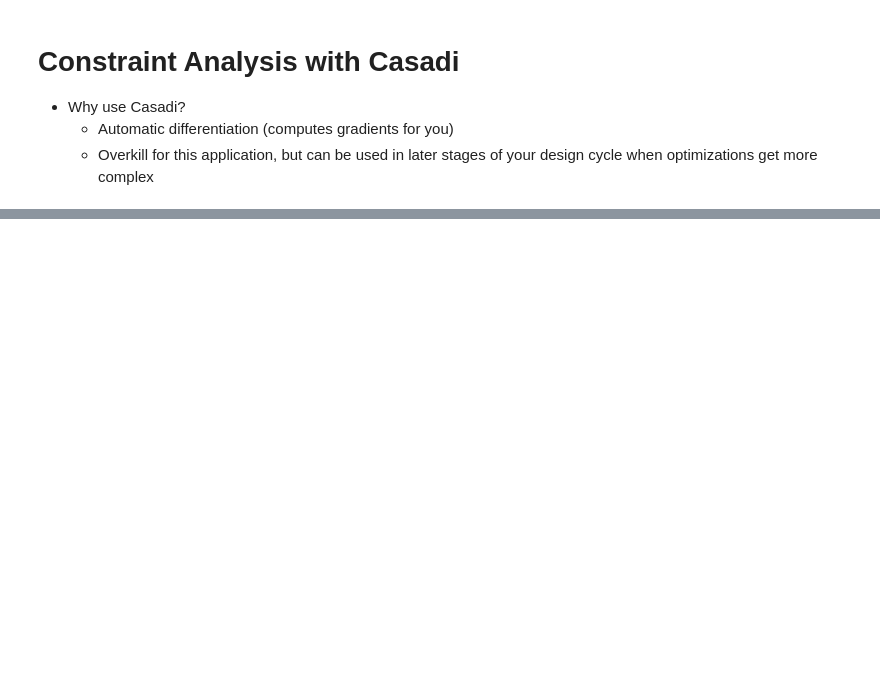
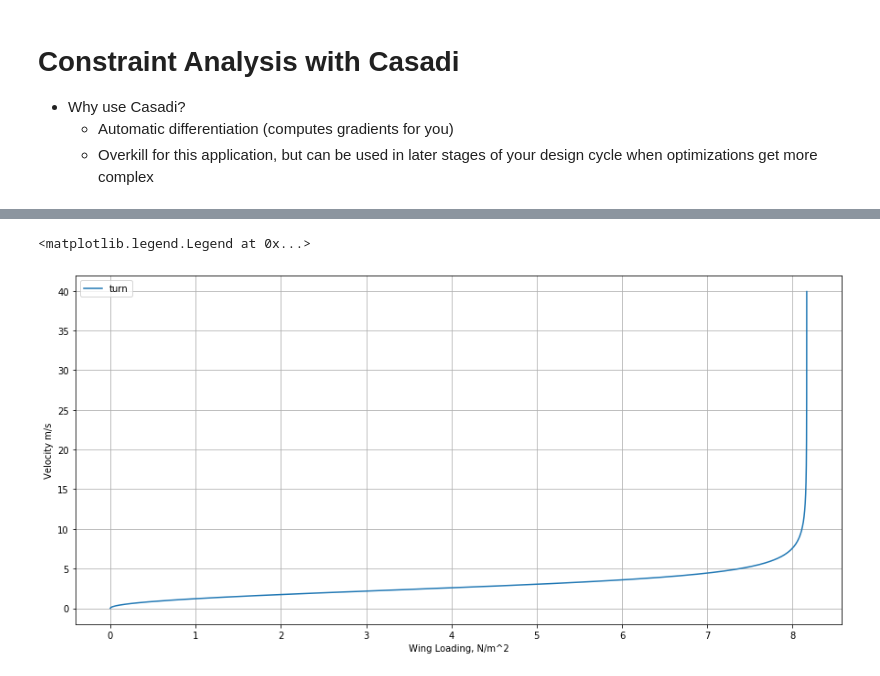
Before and after one commit to Fishabh/aae451-notebook, a Jupyter notebook: 2-Constraint_Analysis.ipynb, the cells around one changed output, grey strips where cells are left out. Saved outputs shown, nothing was run; the diff lists cells and outputs as text; code cells hidden in the pictures; blank space fills up the shorter version.

```diff
--- a/2-Constraint_Analysis.ipynb
+++ b/2-Constraint_Analysis.ipynb
@@ -11,0 +14,5 @@ plt.rcParams['figure.figsize'] = (15, 7)  # makes figures larger by default
+# %%
+m = .3 # mass in kilograms
+t = 300 # time in seconds
+r = 2 # turning radius in meters
+dist = 10 # straightway distance in meters
@@ -11,0 +21,4 @@ plt.rcParams['figure.figsize'] = (15, 7)  # makes figures larger by default
+# %%
+    rho = 1.225 # air denisty at sea level in kg/m^3
+    g = 9.8 # gravity in m/s^2
+    mu = 0.5  # rolling friction coefficient for dry concrete
@@ -154,0 +171,11 @@ constraint_analysis()
+# %%
+    funcs = create_functions()
+    v_val = np.arange(0, 40, 0.1)
+    plt.plot(funcs['turn_W_S'](v_val), v_val, label='turn')
+    plt.xlabel('Wing Loading, N/m^2')
+    plt.ylabel('Velocity m/s')
+    plt.grid()
+    plt.legend()
+# %% [output]
+<matplotlib.legend.Legend at 0x...>
+[figure, added]
```
Also changed, not shown: parts of 7 cells of this notebook.
